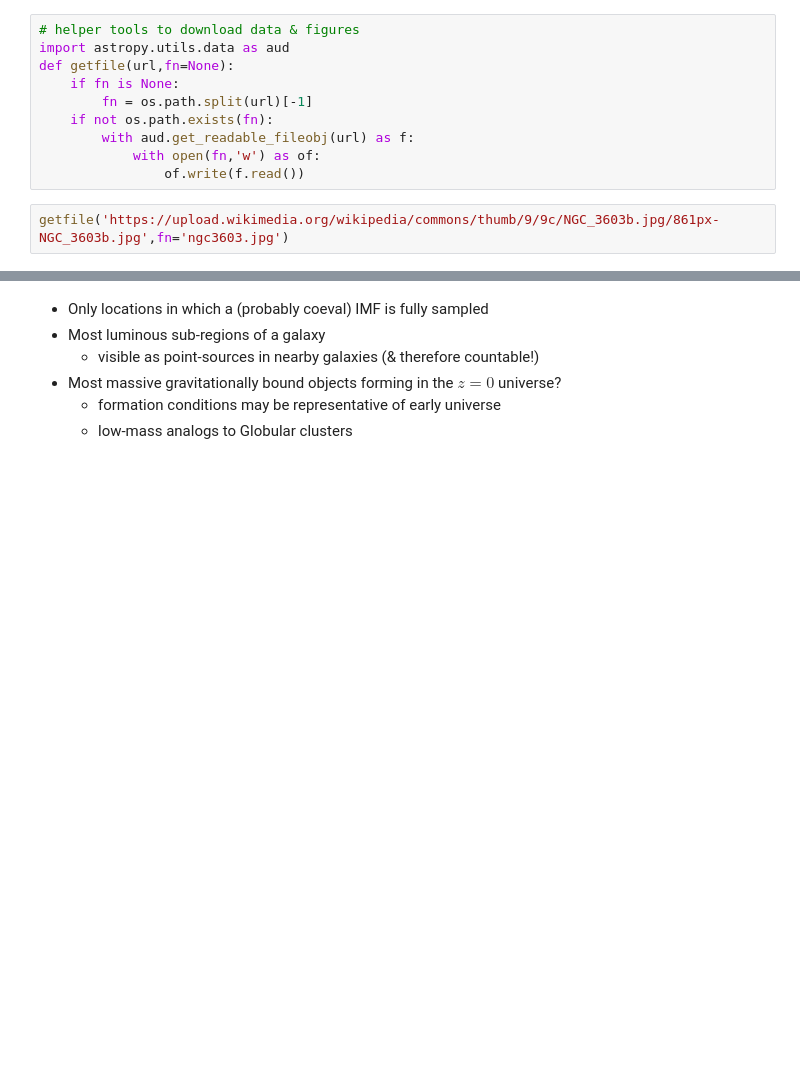
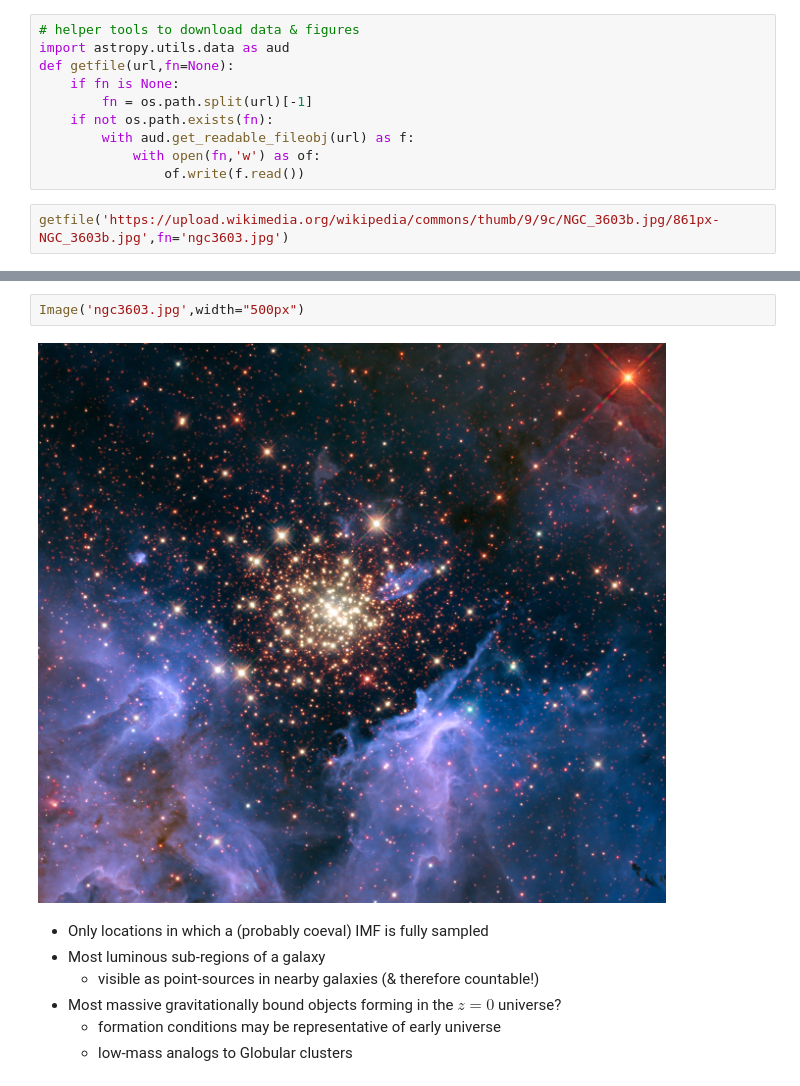
Before and after one commit to keflavich/protoclusterslides, a Jupyter notebook: ModelOfClusterFormation.ipynb, the cells around one changed output, grey strips where cells are left out. Cells and saved outputs as stored; diff of their text form; blank space fills up the shorter version.

```diff
--- a/ModelOfClusterFormation.ipynb
+++ b/ModelOfClusterFormation.ipynb
@@ -36,3 +51,7 @@ Why are (high-mass) star clusters important?
+# %%
+Image('ngc3603.jpg',width="500px")
+# %% [output]
+[figure, added]
 # %% [markdown]
  * Only locations in which a (probably coeval) IMF is fully sampled
  * Most luminous sub-regions of a galaxy
```
Also changed, not shown: parts of 11 cells of this notebook, 1 other file.
